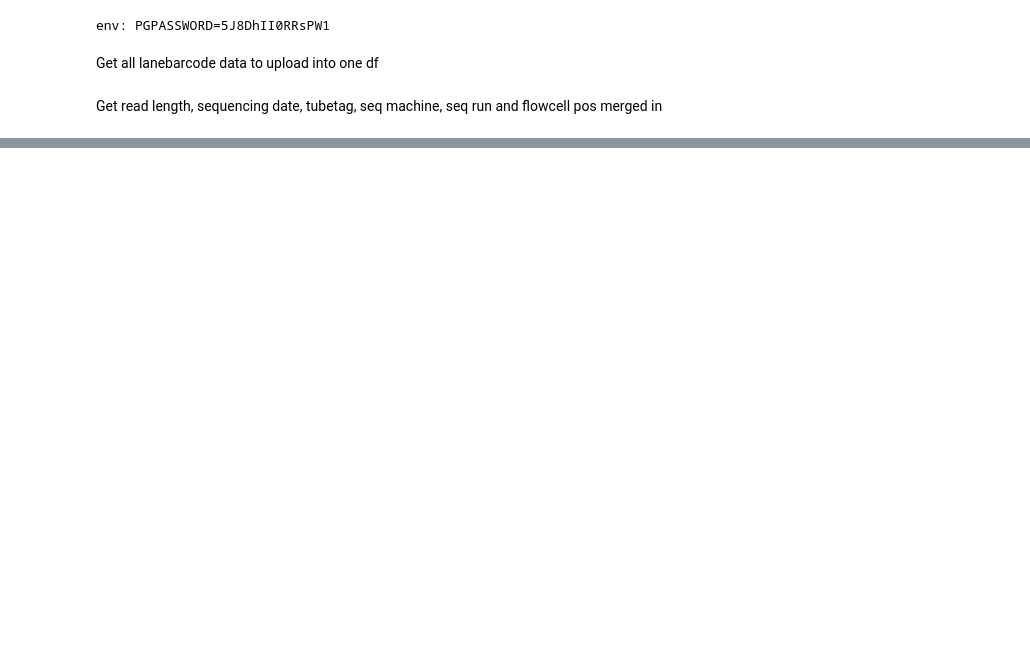
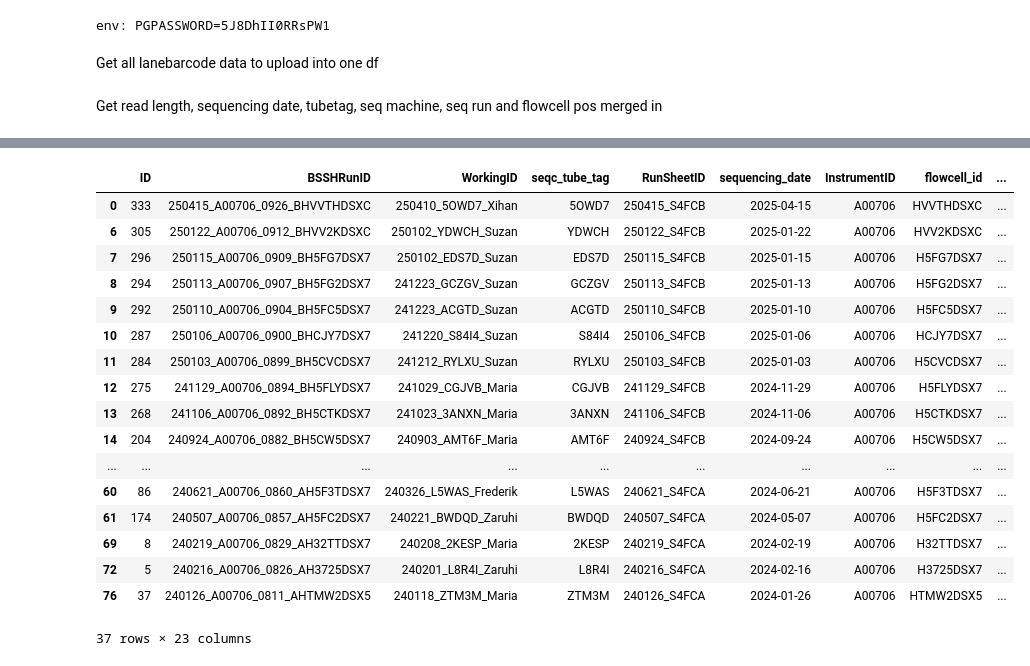
Before and after one commit to magnujo/gg-metadatabase-ui, a Jupyter notebook: notebooks/lanebarcode_batch_upload.ipynb, the cells around one changed output, grey strips where cells are left out. Cells and saved outputs as stored; diff of their text form; code cells hidden in the pictures; blank space fills up the shorter version.

```diff
--- a/notebooks/lanebarcode_batch_upload.ipynb
+++ b/notebooks/lanebarcode_batch_upload.ipynb
@@ -178,3 +114,6 @@ upload_to_db = merged_df[mask]
+# %%
+mask = tusb_to_upload['FlowCellID'].isin(tusb_db['flowcell_id'])
+tusb_to_upload = tusb_to_upload[~mask]
 # %% [markdown]
 Get all lanebarcode data to upload into one df
 # %%
@@ -284,0 +149,9 @@ flowcell_data
+# %%
+machine_id_map = {
+                'A00706': {
+                    'name': 'Nova Seq 6000',
+                    'rl': '101'
+                }
+            }
+tusb_to_upload.loc[:, 'read_length'] = machine_id_map['A00706']['rl']
+tusb_to_upload.loc[:, 'sequencing_machine'] = machine_id_map['A00706']['name']
@@ -284,0 +169,11 @@ flowcell_data
+# %%
+tusb_to_upload.loc[:, 'date'] = pd.to_datetime(tusb_to_upload['date'], format='%y%m%d').dt.strftime('%Y-%m-%d')
+# %%
+tusb_to_upload.rename(columns={
+    'FlowCellID': data.flowcell.flowcell_id(),
+    'run_no': data.flowcell.sequencing_run(),
+    'RunDate': data.flowcell.sequencing_date(),
+    'InstrumentSide': data.flowcell.flowcell_position(),
+    'Tubetag': data.flowcell.library_pool_tag(),
+    'filename': 'upload_sheet'
+}, inplace=True, errors='raise')
@@ -284,0 +227,21 @@ flowcell_data
+# %%
+tusb_to_upload
+# %% [output]
+|  | ID | BSSHRunID | WorkingID | seqc_tube_tag | RunSheetID | sequencing_date | InstrumentID | flowcell_id | ... |
+| 0 | 333 | 250415_A00706_0926_BHVVTHDSXC | 250410_5OWD7_Xihan | 5OWD7 | 250415_S4FCB | 2025-04-15 | A00706 | HVVTHDSXC | ... |
+| 6 | 305 | 250122_A00706_0912_BHVV2KDSXC | 250102_YDWCH_Suzan | YDWCH | 250122_S4FCB | 2025-01-22 | A00706 | HVV2KDSXC | ... |
+| 7 | 296 | 250115_A00706_0909_BH5FG7DSX7 | 250102_EDS7D_Suzan | EDS7D | 250115_S4FCB | 2025-01-15 | A00706 | H5FG7DSX7 | ... |
+| 8 | 294 | 250113_A00706_0907_BH5FG2DSX7 | 241223_GCZGV_Suzan | GCZGV | 250113_S4FCB | 2025-01-13 | A00706 | H5FG2DSX7 | ... |
+| 9 | 292 | 250110_A00706_0904_BH5FC5DSX7 | 241223_ACGTD_Suzan | ACGTD | 250110_S4FCB | 2025-01-10 | A00706 | H5FC5DSX7 | ... |
+| 10 | 287 | 250106_A00706_0900_BHCJY7DSX7 | 241220_S84I4_Suzan | S84I4 | 250106_S4FCB | 2025-01-06 | A00706 | HCJY7DSX7 | ... |
+| 11 | 284 | 250103_A00706_0899_BH5CVCDSX7 | 241212_RYLXU_Suzan | RYLXU | 250103_S4FCB | 2025-01-03 | A00706 | H5CVCDSX7 | ... |
+| 12 | 275 | 241129_A00706_0894_BH5FLYDSX7 | 241029_CGJVB_Maria | CGJVB | 241129_S4FCB | 2024-11-29 | A00706 | H5FLYDSX7 | ... |
+| 13 | 268 | 241106_A00706_0892_BH5CTKDSX7 | 241023_3ANXN_Maria | 3ANXN | 241106_S4FCB | 2024-11-06 | A00706 | H5CTKDSX7 | ... |
+| 14 | 204 | 240924_A00706_0882_BH5CW5DSX7 | 240903_AMT6F_Maria | AMT6F | 240924_S4FCB | 2024-09-24 | A00706 | H5CW5DSX7 | ... |
+| ... | ... | ... | ... | ... | ... | ... | ... | ... | ... |
+| 60 | 86 | 240621_A00706_0860_AH5F3TDSX7 | 240326_L5WAS_Frederik | L5WAS | 240621_S4FCA | 2024-06-21 | A00706 | H5F3TDSX7 | ... |
+| 61 | 174 | 240507_A00706_0857_AH5FC2DSX7 | 240221_BWDQD_Zaruhi | BWDQD | 240507_S4FCA | 2024-05-07 | A00706 | H5FC2DSX7 | ... |
+| 69 | 8 | 240219_A00706_0829_AH32TTDSX7 | 240208_2KESP_Maria | 2KESP | 240219_S4FCA | 2024-02-19 | A00706 | H32TTDSX7 | ... |
+| 72 | 5 | 240216_A00706_0826_AH3725DSX7 | 240201_L8R4I_Zaruhi | L8R4I | 240216_S4FCA | 2024-02-16 | A00706 | H3725DSX7 | ... |
+| 76 | 37 | 240126_A00706_0811_AHTMW2DSX5 | 240118_ZTM3M_Maria | ZTM3M | 240126_S4FCA | 2024-01-26 | A00706 | HTMW2DSX5 | ... |
+37 rows × 23 columns
```
Also changed, not shown: parts of 80 cells of this notebook, 6 other files.
